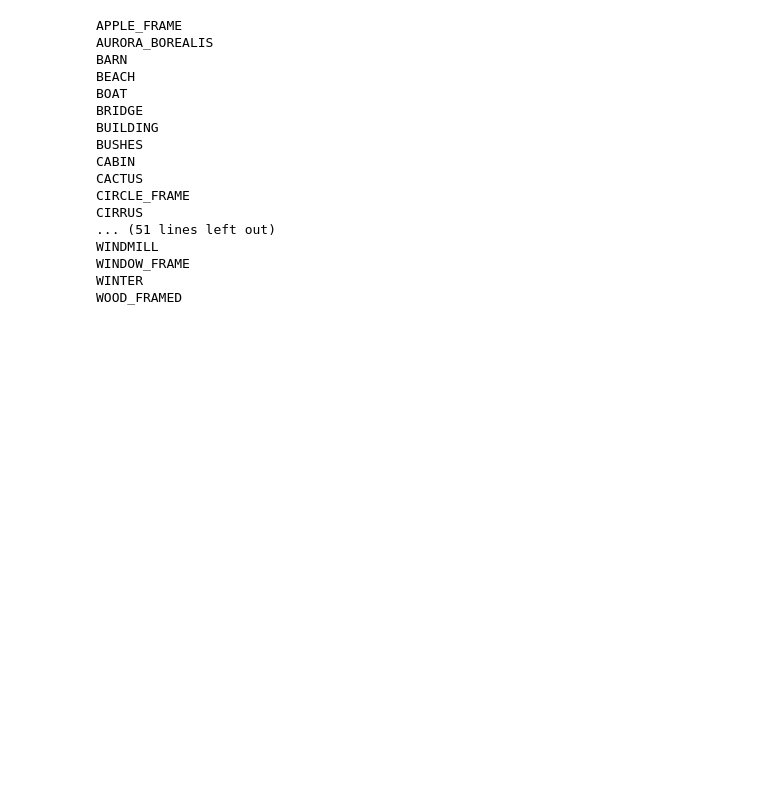
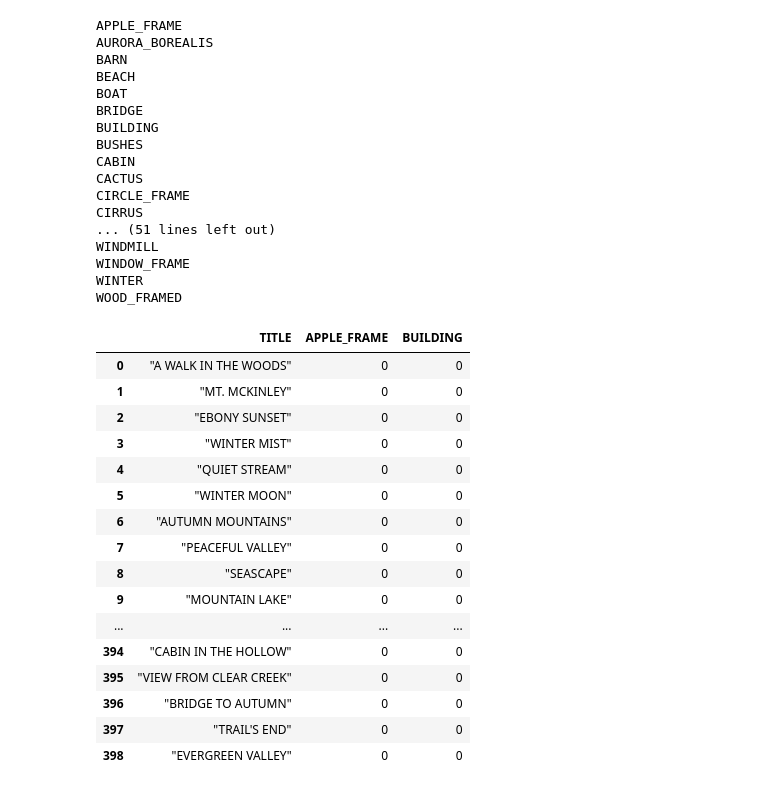
Before and after one commit to sbraverman24/data-science-2022F, a Jupyter notebook: unit2/Assignment 2.5 - Bob Ross - Blank.ipynb, the cells around one changed output. Saved outputs shown, nothing was run; the diff lists cells and outputs as text; code cells hidden in the pictures; blank space fills up the shorter version.

```diff
--- a/unit2/Assignment 2.5 - Bob Ross - Blank.ipynb
+++ b/unit2/Assignment 2.5 - Bob Ross - Blank.ipynb
@@ -287,3 +287,23 @@ WOOD_FRAMED
 #h
 
 # I still cannot figure out how to do this, I tried my best.
+# %%
+bob.loc[:, ["TITLE", 'APPLE_FRAME', "BUILDING"]]
+# %% [output]
+|  | TITLE | APPLE_FRAME | BUILDING |
+| 0 | "A WALK IN THE WOODS" | 0 | 0 |
+| 1 | "MT. MCKINLEY" | 0 | 0 |
+| 2 | "EBONY SUNSET" | 0 | 0 |
+| 3 | "WINTER MIST" | 0 | 0 |
+| 4 | "QUIET STREAM" | 0 | 0 |
+| 5 | "WINTER MOON" | 0 | 0 |
+| 6 | "AUTUMN MOUNTAINS" | 0 | 0 |
+| 7 | "PEACEFUL VALLEY" | 0 | 0 |
+| 8 | "SEASCAPE" | 0 | 0 |
+| 9 | "MOUNTAIN LAKE" | 0 | 0 |
+| ... | ... | ... | ... |
+| 394 | "CABIN IN THE HOLLOW" | 0 | 0 |
+| 395 | "VIEW FROM CLEAR CREEK" | 0 | 0 |
+| 396 | "BRIDGE TO AUTUMN" | 0 | 0 |
+| 397 | "TRAIL'S END" | 0 | 0 |
+| 398 | "EVERGREEN VALLEY" | 0 | 0 |
```
Also changed, not shown: 4 other files.
